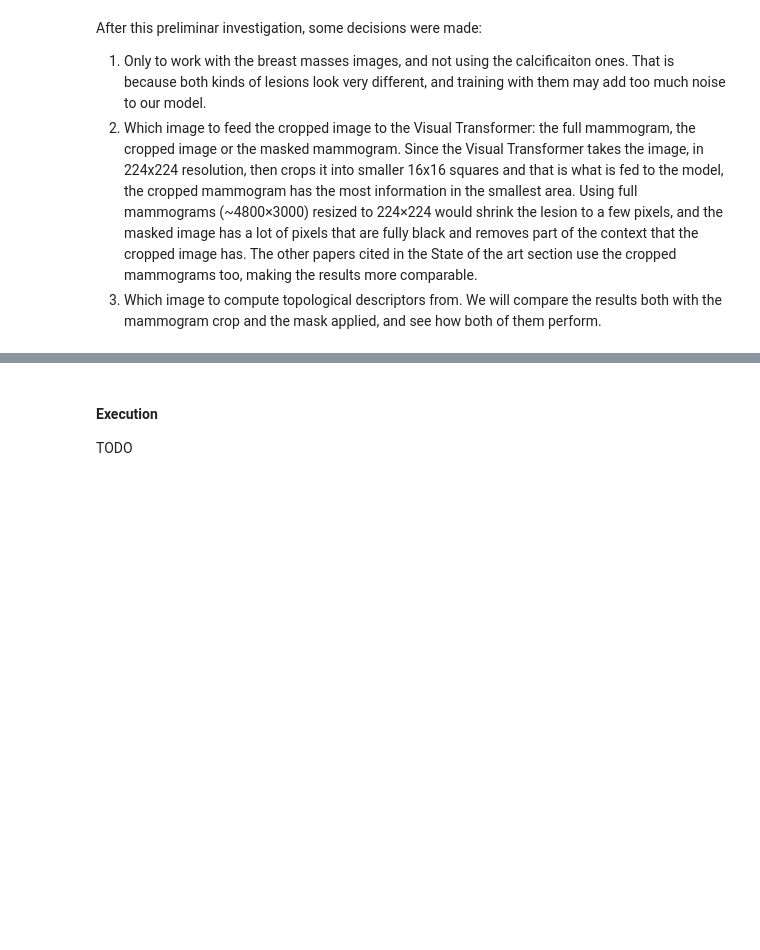
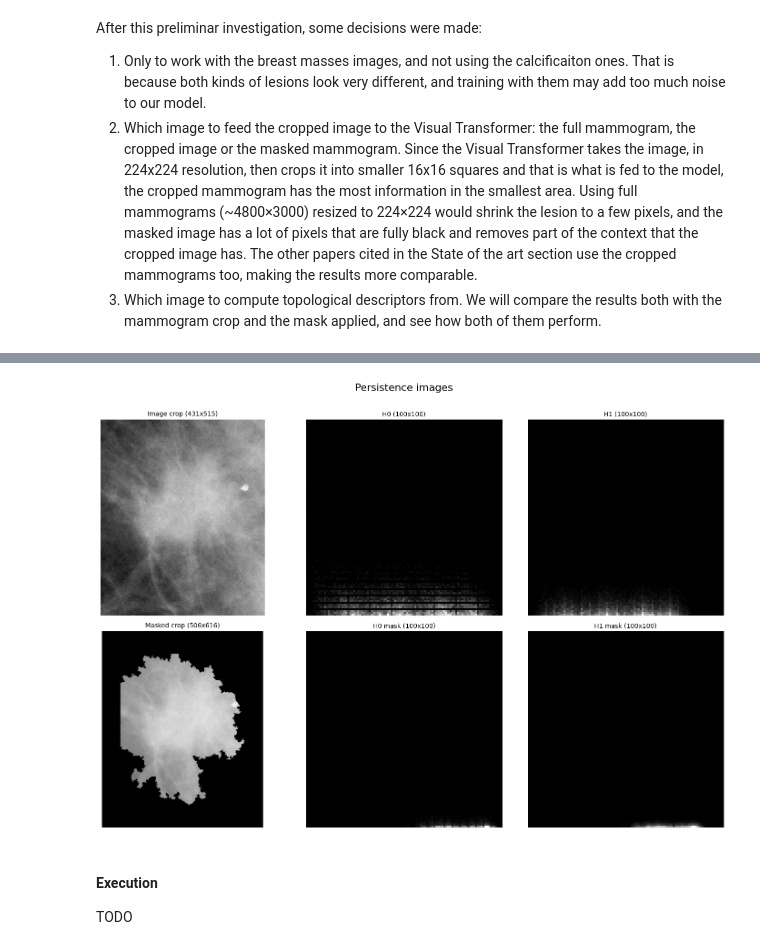
Before and after one commit to EstherRH00/TDA_Visual_Transformer, a Jupyter notebook: notebook.ipynb, the cells around one changed output, grey strips where cells are left out. Cells and saved outputs as stored; diff of their text form; code cells hidden in the pictures; blank space fills up the shorter version.

```diff
--- a/notebook.ipynb
+++ b/notebook.ipynb
@@ -407,3 +414,33 @@ The persistance images computed for every cropped mammogram are stored in `data/
+# %%
+from src.tda.tda_features import compute_persistence_image
+
+pi_0, pi_1 = compute_persistence_image(cropped_mammogram_mass)
+pi_0_mask, pi_1_mask = compute_persistence_image(masked_crop_mass)
+
+fig, axes = plt.subplots(2, 3, figsize=(15, 10))
+
+for ax, im, title in zip(
+    axes.ravel(),
+    [cropped_mammogram_mass, pi_0, pi_1,
+     masked_crop_mass, pi_0_mask, pi_1_mask],
+    [f'Image crop ({cropped_mammogram_mass.shape[1]}x{cropped_mammogram_mass.shape[0]})',
+     f'H0 ({pi_0.shape[1]}x{pi_0.shape[0]})',
+     f'H1 ({pi_1.shape[1]}x{pi_1.shape[0]})',
+     f'Masked crop ({masked_crop_mass.shape[1]}x{masked_crop_mass.shape[0]})',
+     f'H0 mask ({pi_0_mask.shape[1]}x{pi_0_mask.shape[0]})',
+     f'H1 mask ({pi_1_mask.shape[1]}x{pi_1_mask.shape[0]})']
+):
+    ax.imshow(im, cmap='gray')
+    ax.set_title(title, fontsize=10)
+    ax.axis('off')
+
+plt.subplots_adjust(wspace=0.02, hspace=0.15)
+plt.suptitle("Persistence images", fontsize=16, y=0.99)
+plt.tight_layout(rect=[0, 0, 1, 0.98])
+
+plt.show()
+# %% [output]
+[figure, added]
 # %%
 from src.utils.image_utils import cache_cropped_mammogram_images_as_np_arrays
 
```
Also changed, not shown: parts of 11 cells of this notebook, 5 other files.
